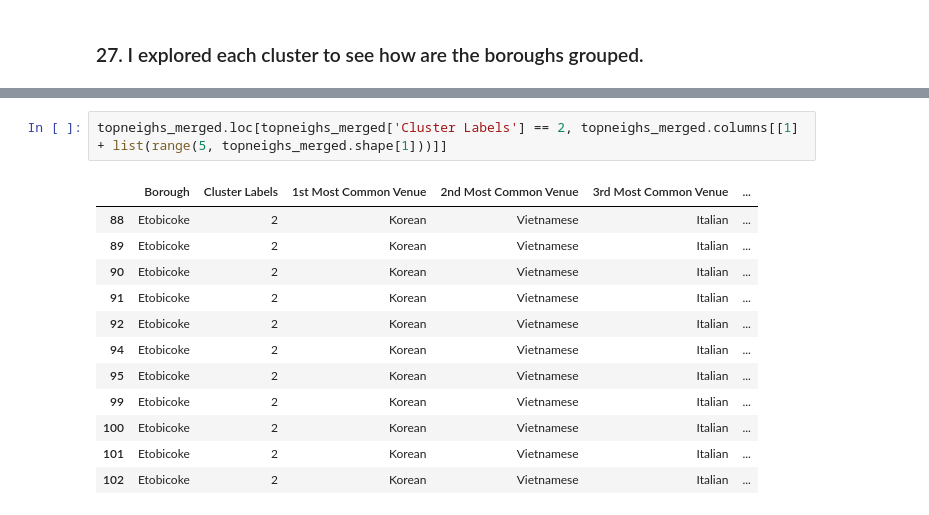
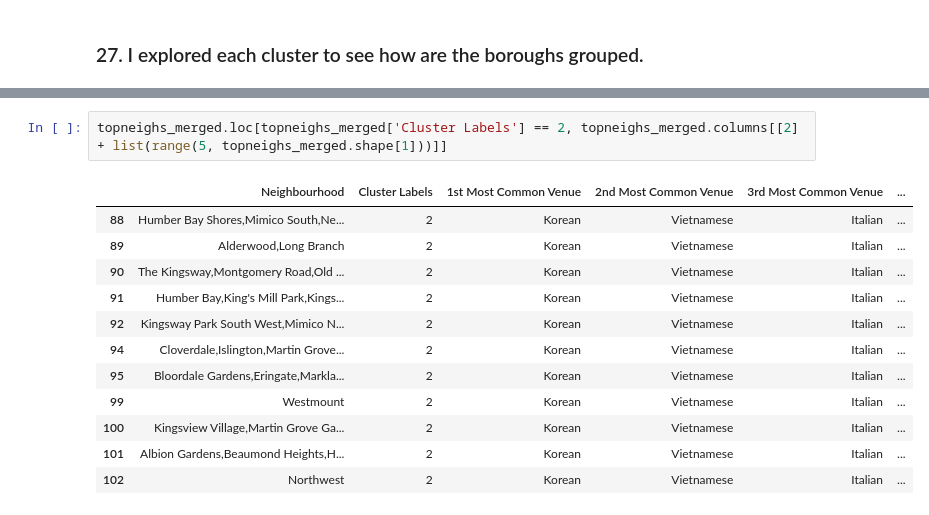
Before and after one commit to azulgris/coursera_capstone, a Jupyter notebook: Clustering Toronto by restaurants v6.4 copy 2.ipynb, the cells around one changed output, grey strips where cells are left out. Saved outputs shown, nothing was run; the diff lists cells and outputs as text.

```diff
--- a/Clustering Toronto by restaurants v6.4 copy 2.ipynb
+++ b/Clustering Toronto by restaurants v6.4 copy 2.ipynb
@@ -881,15 +881,15 @@ topneighs_merged.loc[topneighs_merged['Cluster Labels'] == 1, topneighs_merged.c
 # %%
-topneighs_merged.loc[topneighs_merged['Cluster Labels'] == 2, topneighs_merged.columns[[1] + list(range(5, topneighs_merged.shape[1]))]]
+topneighs_merged.loc[topneighs_merged['Cluster Labels'] == 2, topneighs_merged.columns[[2] + list(range(5, topneighs_merged.shape[1]))]]
 # %% [output]
-|  | Borough | Cluster Labels | 1st Most Common Venue | 2nd Most Common Venue | 3rd Most Common Venue | ... |
-| 88 | Etobicoke | 2 | Korean | Vietnamese | Italian | ... |
-| 89 | Etobicoke | 2 | Korean | Vietnamese | Italian | ... |
-| 90 | Etobicoke | 2 | Korean | Vietnamese | Italian | ... |
-| 91 | Etobicoke | 2 | Korean | Vietnamese | Italian | ... |
-| 92 | Etobicoke | 2 | Korean | Vietnamese | Italian | ... |
-| 94 | Etobicoke | 2 | Korean | Vietnamese | Italian | ... |
-| 95 | Etobicoke | 2 | Korean | Vietnamese | Italian | ... |
-| 99 | Etobicoke | 2 | Korean | Vietnamese | Italian | ... |
-| 100 | Etobicoke | 2 | Korean | Vietnamese | Italian | ... |
-| 101 | Etobicoke | 2 | Korean | Vietnamese | Italian | ... |
-| 102 | Etobicoke | 2 | Korean | Vietnamese | Italian | ... |
+|  | Neighbourhood | Cluster Labels | 1st Most Common Venue | 2nd Most Common Venue | 3rd Most Common Venue | ... |
+| 88 | Humber Bay Shores,Mimico South,Ne... | 2 | Korean | Vietnamese | Italian | ... |
+| 89 | Alderwood,Long Branch | 2 | Korean | Vietnamese | Italian | ... |
+| 90 | The Kingsway,Montgomery Road,Old ... | 2 | Korean | Vietnamese | Italian | ... |
+| 91 | Humber Bay,King's Mill Park,Kings... | 2 | Korean | Vietnamese | Italian | ... |
+| 92 | Kingsway Park South West,Mimico N... | 2 | Korean | Vietnamese | Italian | ... |
+| 94 | Cloverdale,Islington,Martin Grove... | 2 | Korean | Vietnamese | Italian | ... |
+| 95 | Bloordale Gardens,Eringate,Markla... | 2 | Korean | Vietnamese | Italian | ... |
+| 99 | Westmount | 2 | Korean | Vietnamese | Italian | ... |
+| 100 | Kingsview Village,Martin Grove Ga... | 2 | Korean | Vietnamese | Italian | ... |
+| 101 | Albion Gardens,Beaumond Heights,H... | 2 | Korean | Vietnamese | Italian | ... |
+| 102 | Northwest | 2 | Korean | Vietnamese | Italian | ... |
```
Also changed, not shown: parts of 10 cells of this notebook.
